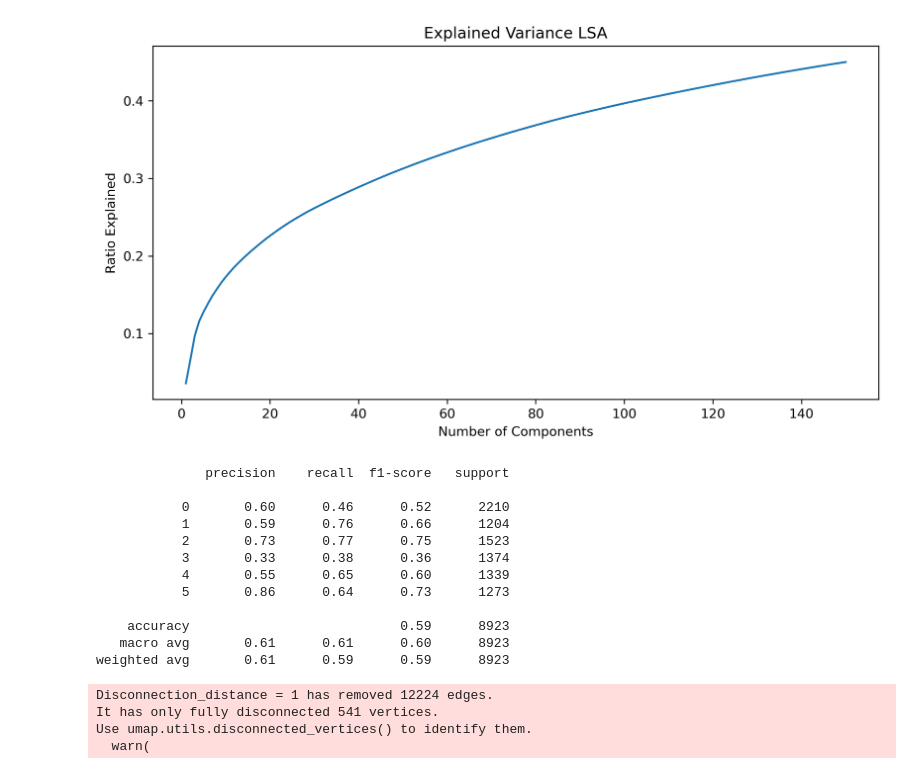
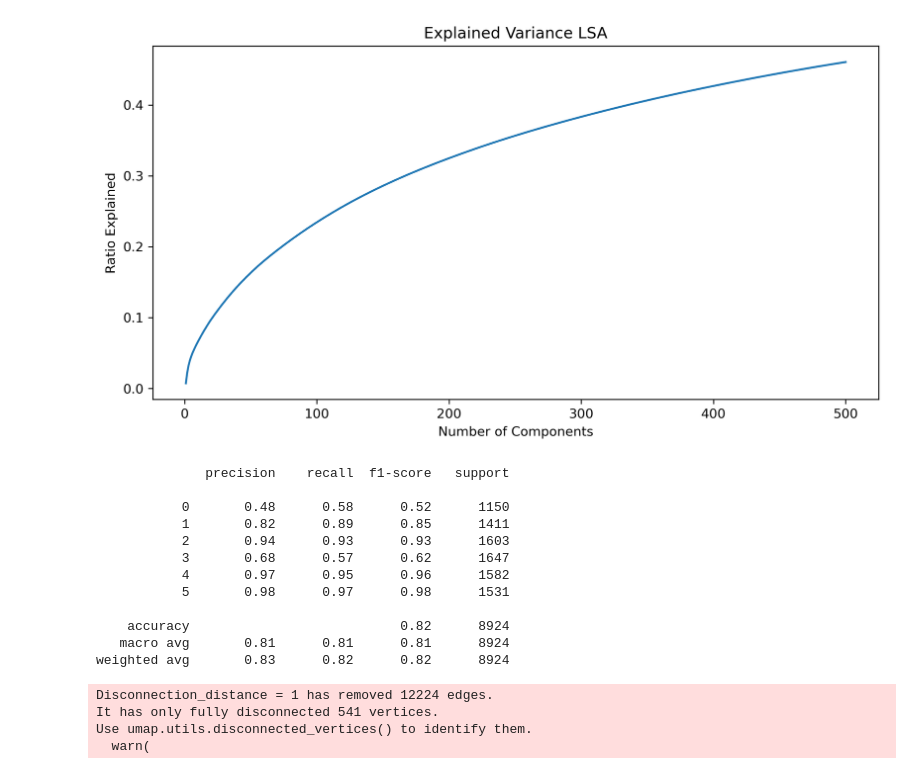
Before and after one commit to ayush-kumar-1/capstone, a Jupyter notebook: src/notebooks/spacy_pipelines.ipynb, the cells around one changed output. Saved outputs shown, nothing was run; the diff lists cells and outputs as text; code cells hidden in the pictures.

```diff
--- a/src/notebooks/spacy_pipelines.ipynb
+++ b/src/notebooks/spacy_pipelines.ipynb
@@ -55,15 +85,15 @@ tweets = remove_emoji(tweets)
 tweets = remove_special(tweets)
 tweets = to_lowercase(tweets)
 tweets = expand_contractions(tweets)
-tweets = remove_stopwords(tweets)
+#tweets = remove_stopwords(tweets)
 tweets = stem_series(tweets)
-tweets = lemmatize_series(tweets)
+# tweets = lemmatize_series(tweets)
 # %%
 cat_dict = {}
 for i, type in enumerate(df.cyberbullying_type.unique()):
     cat_dict[type] = i
 
-df_en["y"] = df.cyberbullying_type.map(cat_dict)
+df_en["y"] = df_en.cyberbullying_type.map(cat_dict)
 df_en["X"] = tweets
 df_en
 # %% [output]
@@ -98,7 +132,7 @@ X_train, X_test, y_train, y_test = train_test_split(tweets, df_en.y, test_size=0
 # %%
 from sklearn.feature_extraction.text import CountVectorizer
 
-vectorizer = CountVectorizer(stop_words='english', ngram_range=(1,2))
+vectorizer = CountVectorizer(ngram_range=(1,2))
 vectorizer.fit(X_train)
 X_train_bow = vectorizer.transform(X_train)
 X_test_bow = vectorizer.transform(X_test)
@@ -152,20 +189,23 @@ weighted avg       0.64      0.62      0.62      8923
+# %%
+from sklearn.decomposition import TruncatedSVD
+reducer = TruncatedSVD(n_components=500).fit(X_train_tfidf)
 # %%
 plt.rcParams["figure.figsize"] = [10, 5]
 plt.rcParams["figure.dpi"] = 300
 
-x = np.arange(1, 151)
+x = np.arange(1, 501)
 y = reducer.explained_variance_ratio_.cumsum()
 
 plt.plot(x, y)
 plt.title("Explained Variance LSA")
 plt.ylabel("Ratio Explained")
 plt.xlabel("Number of Components")
 plt.show()
 # %% [output]
-[figure, old version]
+[figure, new version]
 # %%
-X_train_lsa = reducer.transform(X_train_bow)
-X_test_lsa = reducer.transform(X_test_bow)
+X_train_lsa = reducer.transform(X_train_tfidf)
+X_test_lsa = reducer.transform(X_test_tfidf)
 
 log_reg_lsa = LR(max_iter=10000, solver = 'saga').fit(X_train_lsa, y_train)
 y_pred_lsa = log_reg_lsa.predict(X_test_lsa)
@@ -174,16 +214,16 @@ print(classification_report(y_pred_lsa, y_test))
 # %% [output]
               precision    recall  f1-score   support
 
-           0       0.60      0.46      0.52      2210
-           1       0.59      0.76      0.66      1204
-           2       0.73      0.77      0.75      1523
-           3       0.33      0.38      0.36      1374
-           4       0.55      0.65      0.60      1339
-           5       0.86      0.64      0.73      1273
+           0       0.48      0.58      0.52      1150
+           1       0.82      0.89      0.85      1411
+           2       0.94      0.93      0.93      1603
+           3       0.68      0.57      0.62      1647
+           4       0.97      0.95      0.96      1582
+           5       0.98      0.97      0.98      1531
 
-    accuracy                           0.59      8923
-   macro avg       0.61      0.61      0.60      8923
-weighted avg       0.61      0.59      0.59      8923
+    accuracy                           0.82      8924
+   macro avg       0.81      0.81      0.81      8924
+weighted avg       0.83      0.82      0.82      8924
 # %%
 import umap
 embedding = umap.UMAP(n_components=2, metric='hellinger').fit(X_train_bow)
```
Also changed, not shown: parts of 19 cells of this notebook, 6 other files.
